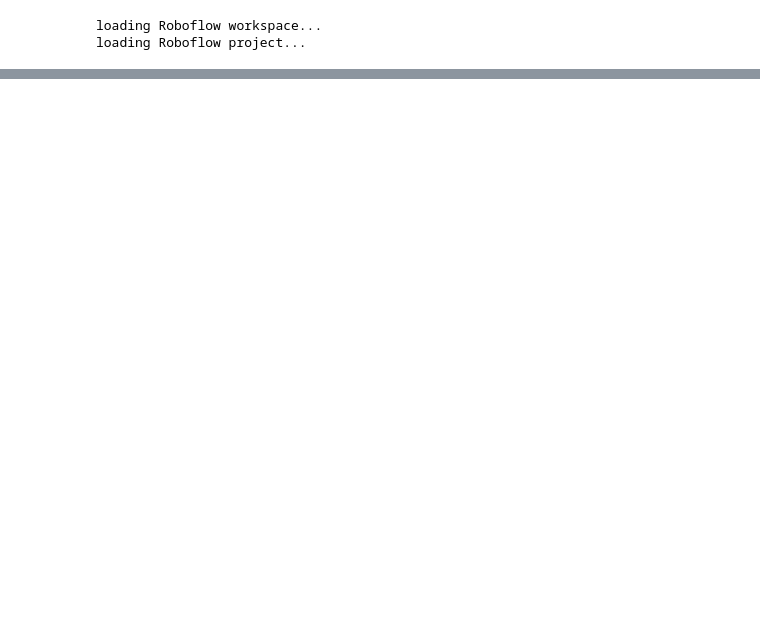
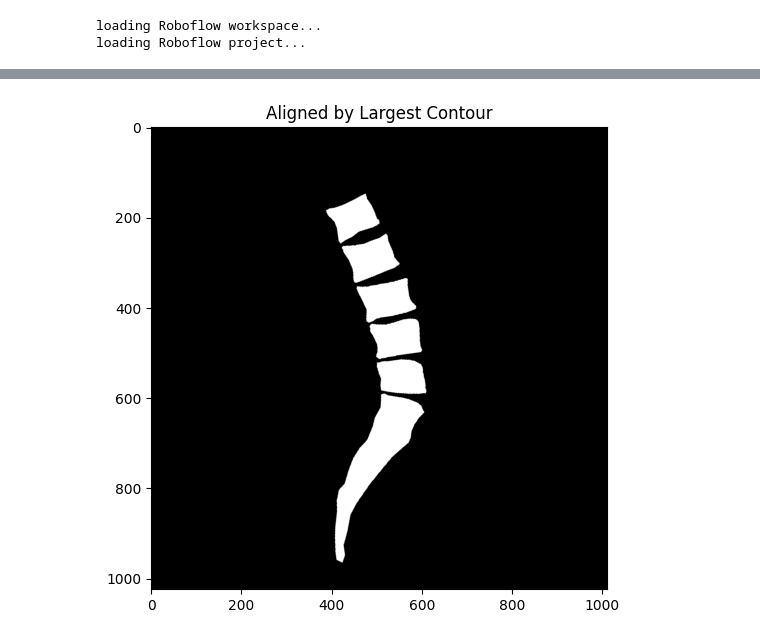
Before and after one commit to YousofHajHasan/samunet, a Jupyter notebook: testing.ipynb, the cells around one changed output, grey strips where cells are left out. Cells and saved outputs as stored; diff of their text form; code cells hidden in the pictures; blank space fills up the shorter version.

```diff
--- a/testing.ipynb
+++ b/testing.ipynb
@@ -63,0 +3805,12 @@ First 10 model keys:
+# %%
+
+
+# Example usage:
+l1_corners = np.array([[271, 205], [365, 163], [395, 226], [301, 266]])
+l2_corners = np.array([[314, 287], [413, 252], [445, 322], [343, 359]])
+
+corner_pairs = find_corner_pairs(l1_corners, l2_corners)
+
+for i, (corner1, corner2) in enumerate(corner_pairs):
+    dist = calculate_distance(corner1, corner2)
+    print(f"Pair {i+1}: L1 Corner {corner1} <-> L2 Corner {corner2} (distance: {dist:.2f})")
@@ -63,0 +4149,64 @@ First 10 model keys:
+# %%
+import cv2
+import numpy as np
+import matplotlib.pyplot as plt
+
+def align_spinal_mask_contour(image_path):
+    # 1. Load image
+    img = cv2.imread(image_path, cv2.IMREAD_GRAYSCALE)
+    h, w = img.shape
+
+    # 2. Get coordinates for PCA
+    y_idxs, x_idxs = np.nonzero(img)
+    if len(y_idxs) == 0: return img
+    coords = np.vstack([x_idxs, y_idxs]).T.astype(np.float32)
+
+    # 3. PCA Analysis
+    mean, eigenvectors = cv2.PCACompute(coords, mean=None)
+    center_x, center_y = mean[0, 0], mean[0, 1]
+
+    # Calculate angle to align vertical
+    angle_rad = np.arctan2(eigenvectors[0, 1], eigenvectors[0, 0])
+    angle_deg = np.degrees(angle_rad)
+    rotation_angle = angle_deg + 90
+
+    # 4. Rotation Matrix & Centering
+    M = cv2.getRotationMatrix2D((center_x, center_y), rotation_angle, 1.0)
+    img_center_x = w / 2
+    img_center_y = h / 2
+    M[0, 2] += (img_center_x - center_x)
+    M[1, 2] += (img_center_y - center_y)
+
+    # 5. Warp (Rotate)
+    aligned_img = cv2.warpAffine(img, M, (w, h), flags=cv2.INTER_CUBIC)
+
+    # --- NEW STEP: ORIENTATION BY LARGEST CONTOUR ---
+    # Find all contours in the new aligned image
+    # Note: Using RETR_EXTERNAL to get only the outer shapes
+    contours, _ = cv2.findContours(aligned_img, cv2.RETR_EXTERNAL, cv2.CHAIN_APPROX_SIMPLE)
+
+    if contours:
+        # 1. Find the largest contour by area (S1 / L5)
+        largest_contour = max(contours, key=cv2.contourArea)
+
+        # 2. Find the center of that specific contour
+        M_contour = cv2.moments(largest_contour)
+        if M_contour["m00"] != 0:
+            cY = int(M_contour["m01"] / M_contour["m00"])
+
+            # 3. Check if it is in the top half (0 to h/2)
+            # If the "base" is in the top, the image is upside down.
+            if cY < h / 2:
+                aligned_img = cv2.rotate(aligned_img, cv2.ROTATE_180)
+    # ------------------------------------------------
+
+    return aligned_img
+
+# Test
+output = align_spinal_mask_contour('sam_data3/train/Clock-wise/1025491-N_jpg.rf.5be1a8f8353873f6c3603613923a642c.png')
+plt.figure(figsize=(6,6))
+plt.title("Aligned by Largest Contour")
+plt.imshow(output, cmap='gray')
+plt.show()
+# %% [output]
+[figure, added]
```
Also changed, not shown: parts of 54 cells of this notebook, 5 other files.
